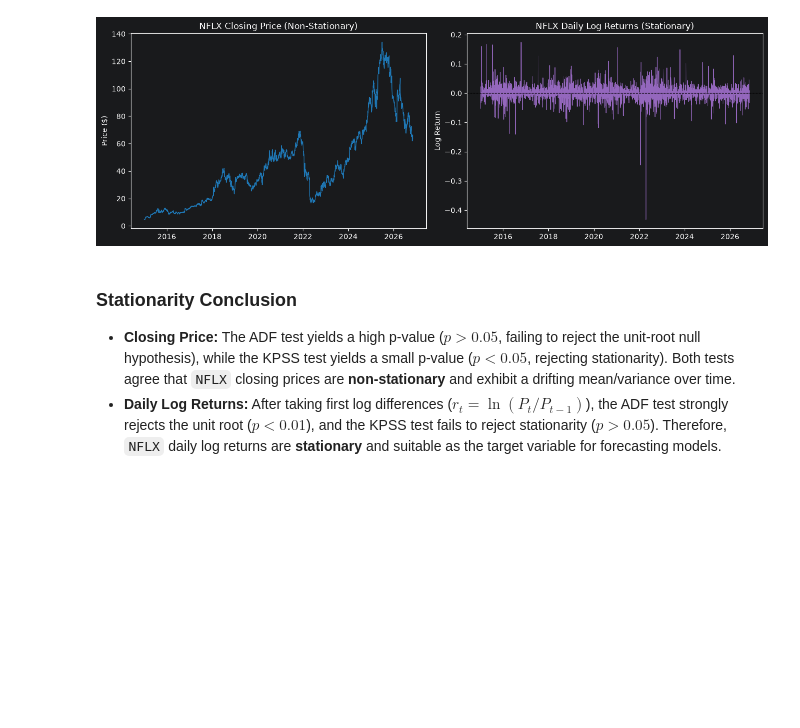
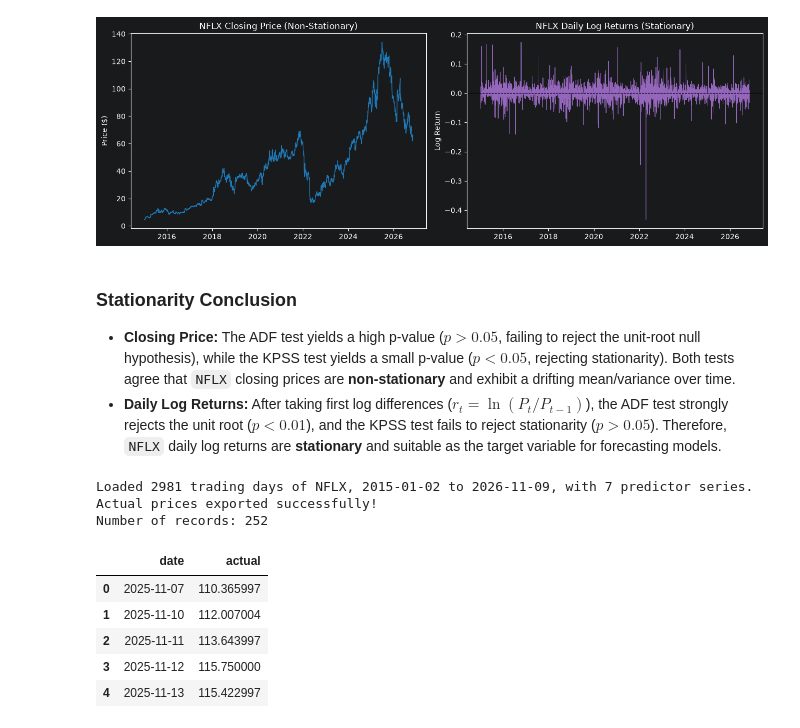
Before and after one commit to BI-course/TimeSeriesForecasting-202604-d3, a Jupyter notebook: baseline_1_data_preparation.ipynb, the cells around one changed output. Drawn from its saved outputs; the diff is of its cells as text; code cells hidden in the pictures; blank space fills up the shorter version.

```diff
--- a/baseline_1_data_preparation.ipynb
+++ b/baseline_1_data_preparation.ipynb
@@ -152,3 +152,47 @@ plt.show()
 ### Stationarity Conclusion
 * **Closing Price:** The ADF test yields a high p-value ($p > 0.05$, failing to reject the unit-root null hypothesis), while the KPSS test yields a small p-value ($p < 0.05$, rejecting stationarity). Both tests agree that `NFLX` closing prices are **non-stationary** and exhibit a drifting mean/variance over time.
 * **Daily Log Returns:** After taking first log differences ($r_t = \ln(P_t / P_{t-1})$), the ADF test strongly rejects the unit root ($p < 0.01$), and the KPSS test fails to reject stationarity ($p > 0.05$). Therefore, `NFLX` daily log returns are **stationary** and suitable as the target variable for forecasting models.
+# %%
+
+from pathlib import Path
+import pandas as pd
+
+# Load the NFLX market data
+from tslab.data import load_market_data
+
+frame = load_market_data()
+
+# Extract the closing prices
+close_series = frame["Close"].dropna()
+
+# Get the most recent year of actual closing prices
+actual_prices = close_series.tail(252).reset_index()
+
+# Rename columns
+actual_prices.columns = ["date", "actual"]
+
+# Format dates
+actual_prices["date"] = pd.to_datetime(
+    actual_prices["date"]
+).dt.strftime("%Y-%m-%d")
+
+# Create the data folder if it does not exist
+Path("./data").mkdir(parents=True, exist_ok=True)
+
+# Export the historical prices
+actual_prices.to_csv("./data/actual_prices.csv", index=False)
+
+print("Actual prices exported successfully!")
+print("Number of records:", len(actual_prices))
+
+display(actual_prices.head())
+# %% [output]
+Loaded 2981 trading days of NFLX, 2015-01-02 to 2026-11-09, with 7 predictor series.
+Actual prices exported successfully!
+Number of records: 252
+|  | date | actual |
+| 0 | 2025-11-07 | 110.365997 |
+| 1 | 2025-11-10 | 112.007004 |
+| 2 | 2025-11-11 | 113.643997 |
+| 3 | 2025-11-12 | 115.750000 |
+| 4 | 2025-11-13 | 115.422997 |
```
Also changed, not shown: 1 other file.
